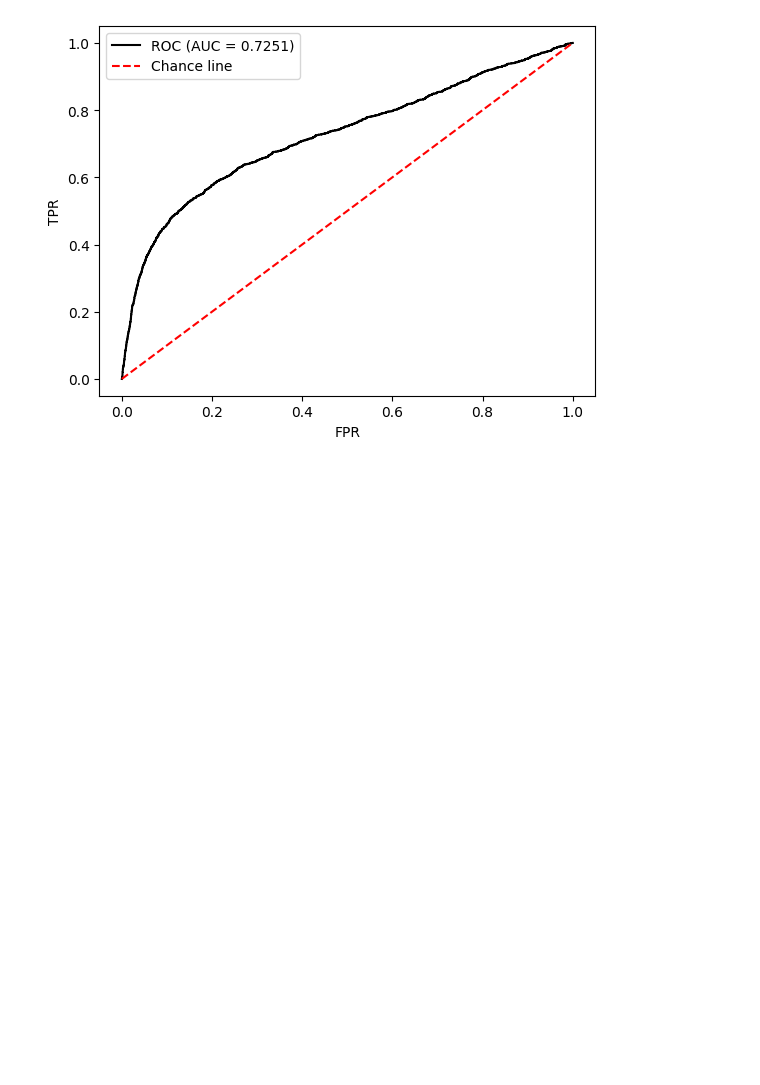
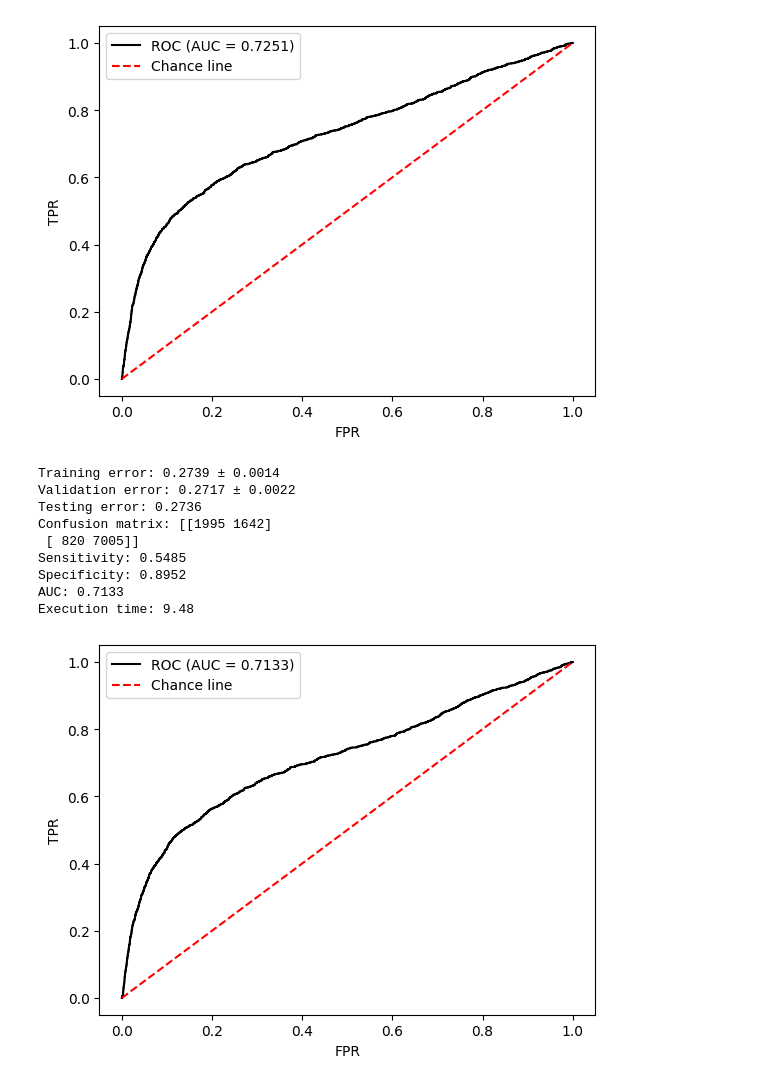
Before and after one commit to gbragafibra/RP_project, a Jupyter notebook: Tests4.ipynb, the cells around one changed output. Cells and saved outputs as stored; diff of their text form; code cells hidden in the pictures; blank space fills up the shorter version.

```diff
--- a/Tests4.ipynb
+++ b/Tests4.ipynb
@@ -48,3 +48,17 @@ Specificity: 0.9009
 AUC: 0.7251
 Execution time: 9.57
 [figure]
+# %%
+run(LDA(redundancy_check(features, 0.95, labels), labels), labels, 2, 0.7, 0.15, classifier = "euclidean", testing=True,
+   plot = True)
+# %% [output]
+Training error: 0.2739 ± 0.0014
+Validation error: 0.2717 ± 0.0022
+Testing error: 0.2736
+Confusion matrix: [[1995 1642]
+ [ 820 7005]]
+Sensitivity: 0.5485
+Specificity: 0.8952
+AUC: 0.7133
+Execution time: 9.48
+[figure, added]
```
Also changed, not shown: parts of 1 cell of this notebook.
